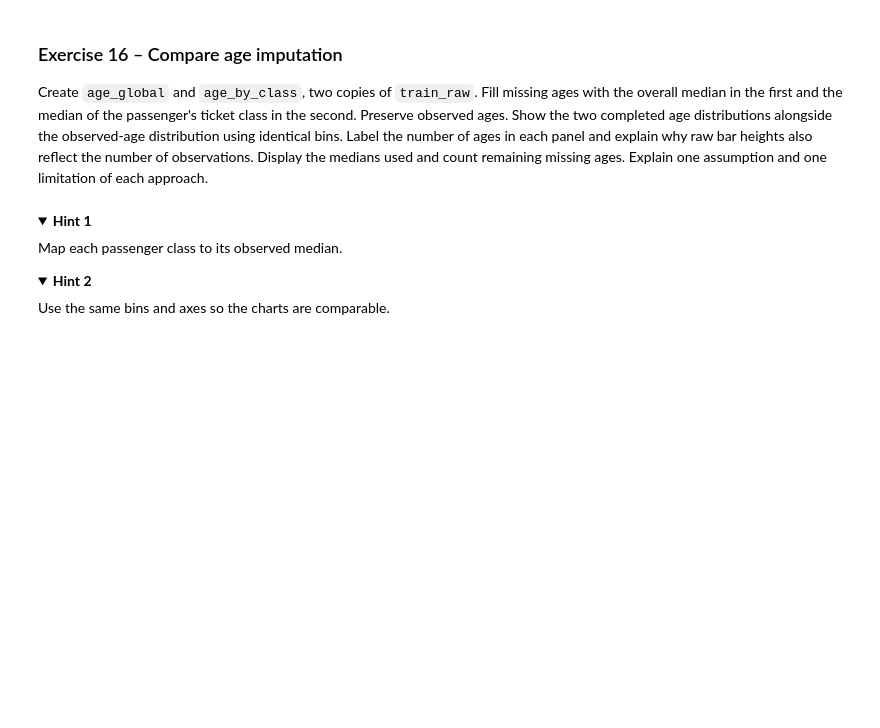
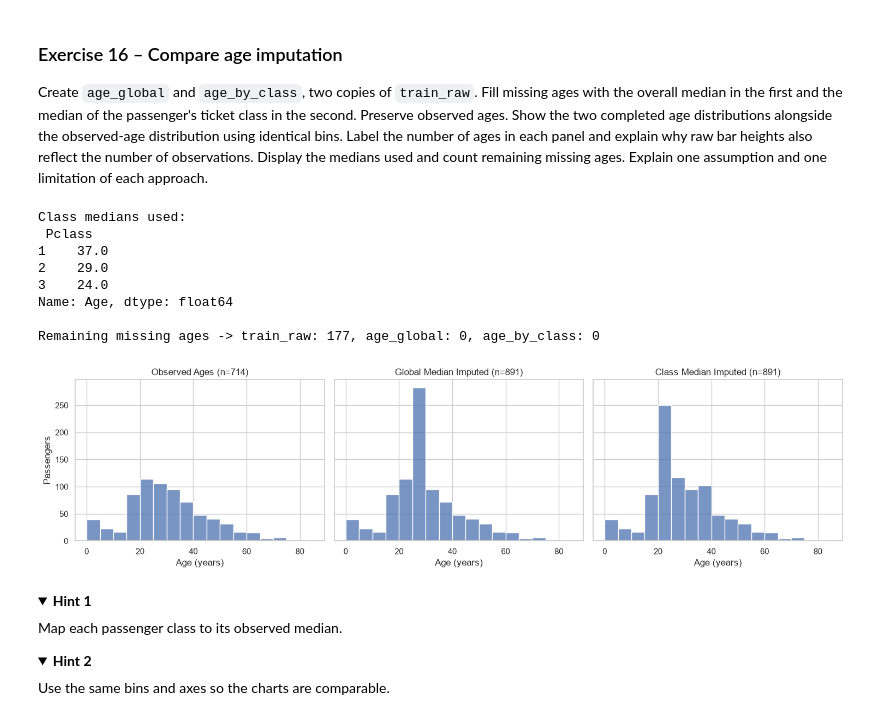
Before and after one commit to OrangeBoop/Lab02, a Jupyter notebook: Lab4/Lab4-Persky Idan 215548512 , Golan Amir 216264333.ipynb, the cells around one changed output. Saved outputs shown, nothing was run; the diff lists cells and outputs as text; code cells hidden in the pictures; folded sections open; blank space fills up the shorter version.

```diff
--- a/Lab4/Lab4-Persky Idan 215548512 , Golan Amir 216264333.ipynb
+++ b/Lab4/Lab4-Persky Idan 215548512 , Golan Amir 216264333.ipynb
@@ -1051,7 +1051,57 @@ using identical bins. Label the number of ages in each panel and explain why raw
 bar heights also reflect the number of observations. Display the medians used and count remaining missing ages.
 Explain one assumption and one limitation of each approach.
 # %%
-# Write your code here
+# Create copies
+age_global = train_raw.copy()
+age_by_class = train_raw.copy()
+
+# Fill missing values
+overall_median = train_raw["Age"].median()
+class_medians = train_raw.groupby("Pclass")["Age"].median()
+
+age_global["Age"] = age_global["Age"].fillna(overall_median)
+age_by_class["Age"] = age_by_class["Age"].fillna(age_by_class["Pclass"].map(class_medians))
+
+# Display medians used and remaining missing counts
+print("Class medians used:\n", class_medians)
+print(f"\nRemaining missing ages -> train_raw: {train_raw['Age'].isna().sum()}, "
+      f"age_global: {age_global['Age'].isna().sum()}, "
+      f"age_by_class: {age_by_class['Age'].isna().sum()}")
+
+# Plot the 3 distributions
+bins = np.linspace(0, 85, 18)
+fig, (ax1, ax2, ax3) = plt.subplots(1, 3, figsize=(15, 4), sharex=True, sharey=True)
+
+sns.histplot(data=train_raw, x="Age", bins=bins, ax=ax1)
+ax1.set_title(f"Observed Ages (n={train_raw['Age'].notna().sum()})")
+ax1.set_xlabel("Age (years)")
+ax1.set_ylabel("Passengers")
+
+sns.histplot(data=age_global, x="Age", bins=bins, ax=ax2)
+ax2.set_title(f"Global Median Imputed (n={age_global['Age'].notna().sum()})")
+ax2.set_xlabel("Age (years)")
+
+sns.histplot(data=age_by_class, x="Age", bins=bins, ax=ax3)
+ax3.set_title(f"Class Median Imputed (n={age_by_class['Age'].notna().sum()})")
+ax3.set_xlabel("Age (years)")
+
+plt.tight_layout()
+plt.show()
+
+# Why raw bar heights reflect the number of observations:
+# The imputed panels include all 891 passengers instead of 714, piling all 177 missing passengers into the median bin(s) and creating tall artificial spikes.
+# Global median: Assumes missingness is unrelated to class/age; limitation is that it ignores class age differences and creates one massive spike at 28.
+# Class median: Assumes missing ages match the typical age of their ticket class; limitation is that it still erases within-class age variation (spiking at 24, 29, and 37).
+# %% [output]
+Class medians used:
+ Pclass
+1    37.0
+2    29.0
+3    24.0
+Name: Age, dtype: float64
+
+Remaining missing ages -> train_raw: 177, age_global: 0, age_by_class: 0
+[figure, added]
 # %% [markdown]
 <details><summary><b>Hint 1</b></summary>
 
```
Also changed, not shown: parts of 6 cells of this notebook.
